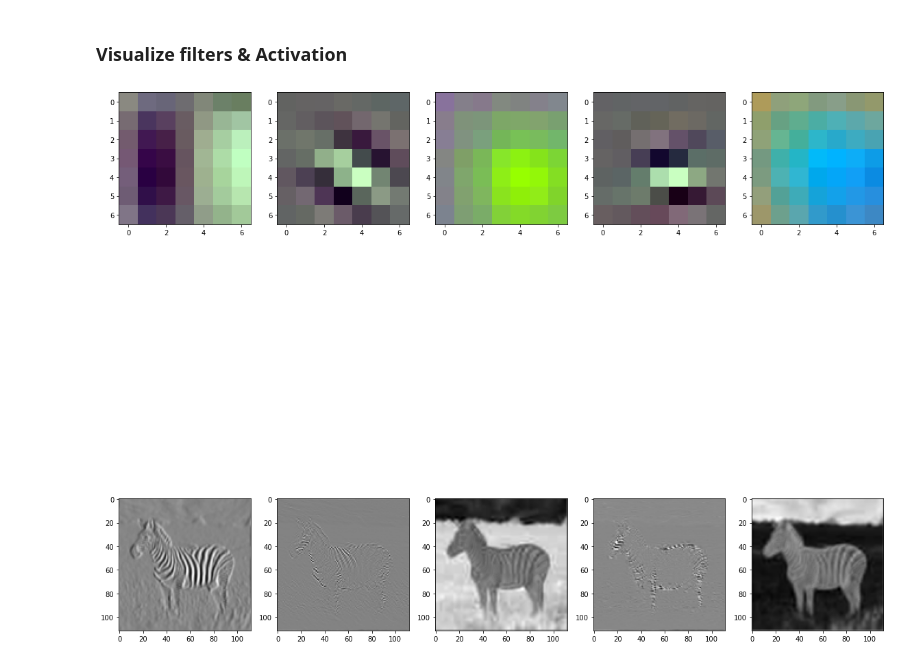
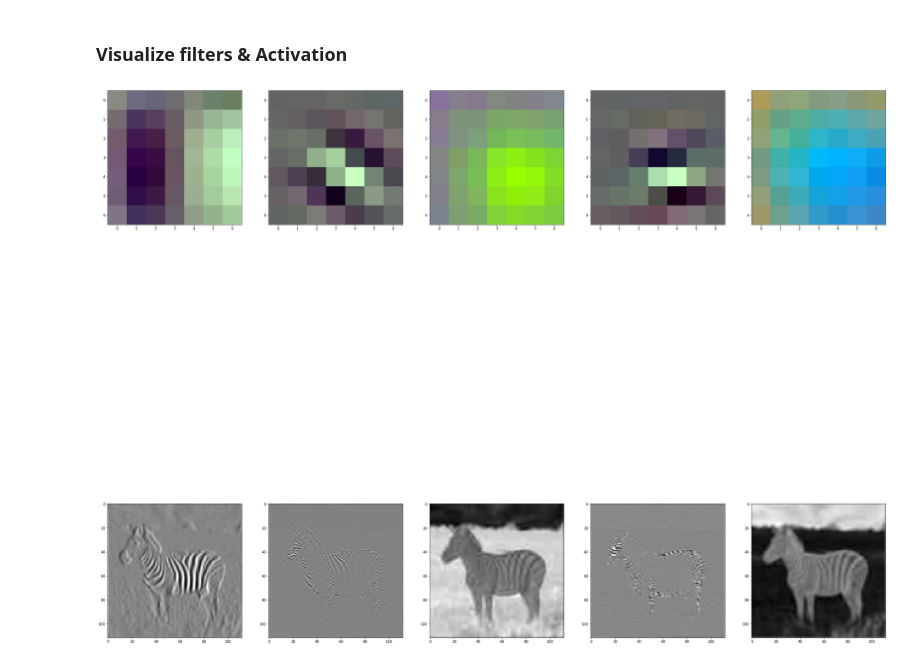
Before and after one commit to tokongs/TDT4195, a Jupyter notebook: TDT4195-StarterCode/assignment2/task2c.ipynb, the cells around one changed output. Drawn from its saved outputs; the diff is of its cells as text; code cells hidden in the pictures.

```diff
--- a/TDT4195-StarterCode/assignment2/task2c.ipynb
+++ b/TDT4195-StarterCode/assignment2/task2c.ipynb
@@ -98,18 +97,18 @@ def torch_image_to_numpy(image: torch.Tensor):
 # %%
 ### START YOUR CODE HERE ### (You can change anything inside this block)
 # plt.subplot is a nice function to use for this task!
 # Tip: test out for indices = [01,2,3,4,5] to check that your result is correct!
 indices = [5, 8, 19, 22, 34]
 num_filters = len(indices)
 # %%
-plt.figure(figsize=(20, 20))
+plt.figure(figsize=(40, 40))
 
 for i, index in enumerate(indices):
     plt.subplot(2, num_filters, i+1)
     plt.imshow(torch_image_to_numpy(weight[index]))
 
 for i, index in enumerate(indices):
     plt.subplot(2, num_filters, num_filters + i + 1)
     plt.imshow(torch_image_to_numpy(activation[0][index]), cmap="gray")
 # %% [output]
-[figure, old version]
+[figure, new version]
```
Also changed, not shown: parts of 1 cell of this notebook, 5 other files.
